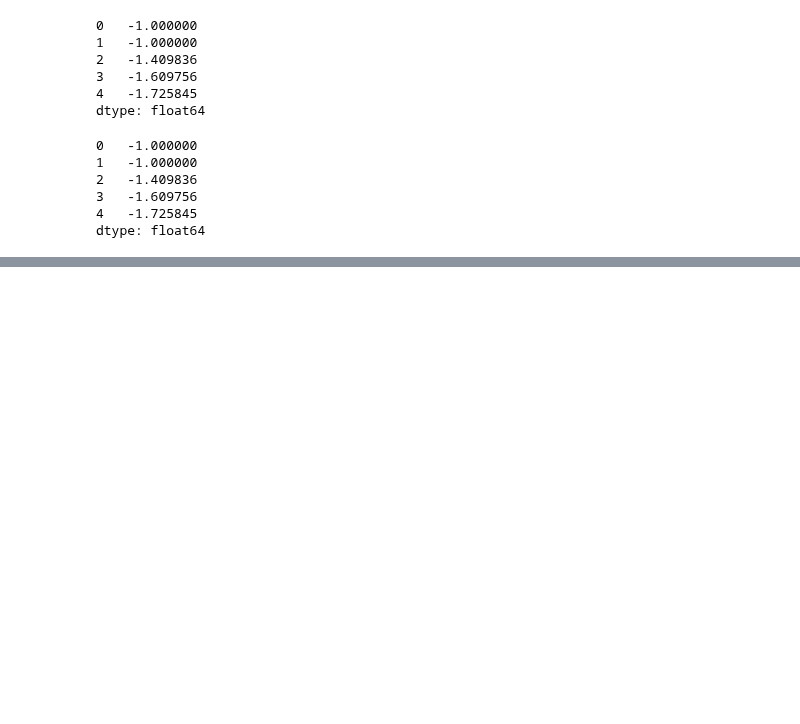
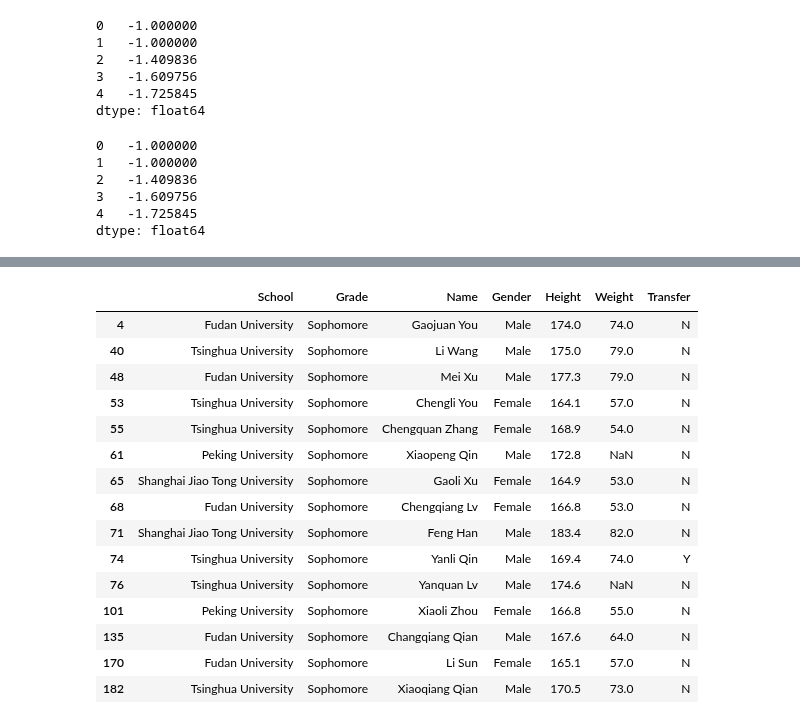
Before and after one commit to backtraxe/tutorials, a Jupyter notebook: pandas基础.ipynb, the cells around one changed output, grey strips where cells are left out. Saved outputs shown, nothing was run; the diff lists cells and outputs as text; code cells hidden in the pictures; blank space fills up the shorter version.

```diff
--- a/pandas基础.ipynb
+++ b/pandas基础.ipynb
@@ -900,8 +900,8 @@ dtype: int64
 # %% [markdown]
 ### Ex1 口袋妖怪数据集
 # %%
-df = pd.read_csv('data/pokemon.csv')
-df.head()
+df_ex = pd.read_csv('data/pokemon.csv')
+df_ex.head()
 # %% [output]
 |  | # | Name | Type 1 | Type 2 | Total | HP | Attack | Defense | Sp. Atk | Sp. Def | Speed |
 | 0 | 1 | Bulbasaur | Grass | Poison | 318 | 45 | 49 | 49 | 65 | 65 | 45 |
@@ -1028,9 +1028,9 @@ df['Type 1'].apply(lambda x: x.upper())
 Name: Type 1, Length: 800, dtype: object
 # %%
 # 求每个妖怪六项能力的离差，即所有能力中偏离中位数最大的值，添加到 df 并从大到小排序
-df_demo = df[['HP', 'Attack', 'Defense', 'Sp. Atk', 'Sp. Def', 'Speed']]
-df['deviation'] = (df_demo - df_demo.median()).abs().max(axis=1)
-df.sort_values(['deviation'], ascending=False).head()
+df_ex_demo = df_ex[['HP', 'Attack', 'Defense', 'Sp. Atk', 'Sp. Def', 'Speed']]
+df_ex['deviation'] = (df_ex_demo - df_ex_demo.median()).abs().max(axis=1)
+df_ex.sort_values(['deviation'], ascending=False).head()
 # %% [output]
 |  | # | Name | Type 1 | Type 2 | Total | HP | Attack | Defense | Sp. Atk | Sp. Def | Speed | ... |
 | 261 | 242 | Blissey | Normal | NaN | 540 | 255 | 10 | 10 | 75 | 135 | 55 | ... |
@@ -1097,0 +1105,3 @@ KeyError: 0
+# %%
+df_demo = df.set_index('Name')
+df_demo.head()
@@ -1097,0 +1312,19 @@ KeyError: 0
+# %%
+df.query('Height > Height.mean() and Grade not in ["Junior", "Senior", "Freshman"]')
+# %% [output]
+|  | School | Grade | Name | Gender | Height | Weight | Transfer |
+| 4 | Fudan University | Sophomore | Gaojuan You | Male | 174.0 | 74.0 | N |
+| 40 | Tsinghua University | Sophomore | Li Wang | Male | 175.0 | 79.0 | N |
+| 48 | Fudan University | Sophomore | Mei Xu | Male | 177.3 | 79.0 | N |
+| 53 | Tsinghua University | Sophomore | Chengli You | Female | 164.1 | 57.0 | N |
+| 55 | Tsinghua University | Sophomore | Chengquan Zhang | Female | 168.9 | 54.0 | N |
+| 61 | Peking University | Sophomore | Xiaopeng Qin | Male | 172.8 | NaN | N |
+| 65 | Shanghai Jiao Tong University | Sophomore | Gaoli Xu | Female | 164.9 | 53.0 | N |
+| 68 | Fudan University | Sophomore | Chengqiang Lv | Female | 166.8 | 53.0 | N |
+| 71 | Shanghai Jiao Tong University | Sophomore | Feng Han | Male | 183.4 | 82.0 | N |
+| 74 | Tsinghua University | Sophomore | Yanli Qin | Male | 169.4 | 74.0 | Y |
+| 76 | Tsinghua University | Sophomore | Yanquan Lv | Male | 174.6 | NaN | N |
+| 101 | Peking University | Sophomore | Xiaoli Zhou | Female | 166.8 | 55.0 | N |
+| 135 | Fudan University | Sophomore | Changqiang Qian | Male | 167.6 | 64.0 | N |
+| 170 | Fudan University | Sophomore | Li Sun | Female | 165.1 | 57.0 | N |
+| 182 | Tsinghua University | Sophomore | Xiaoqiang Qian | Male | 170.5 | 73.0 | N |
```
Also changed, not shown: parts of 39 cells of this notebook, 2 other files.
